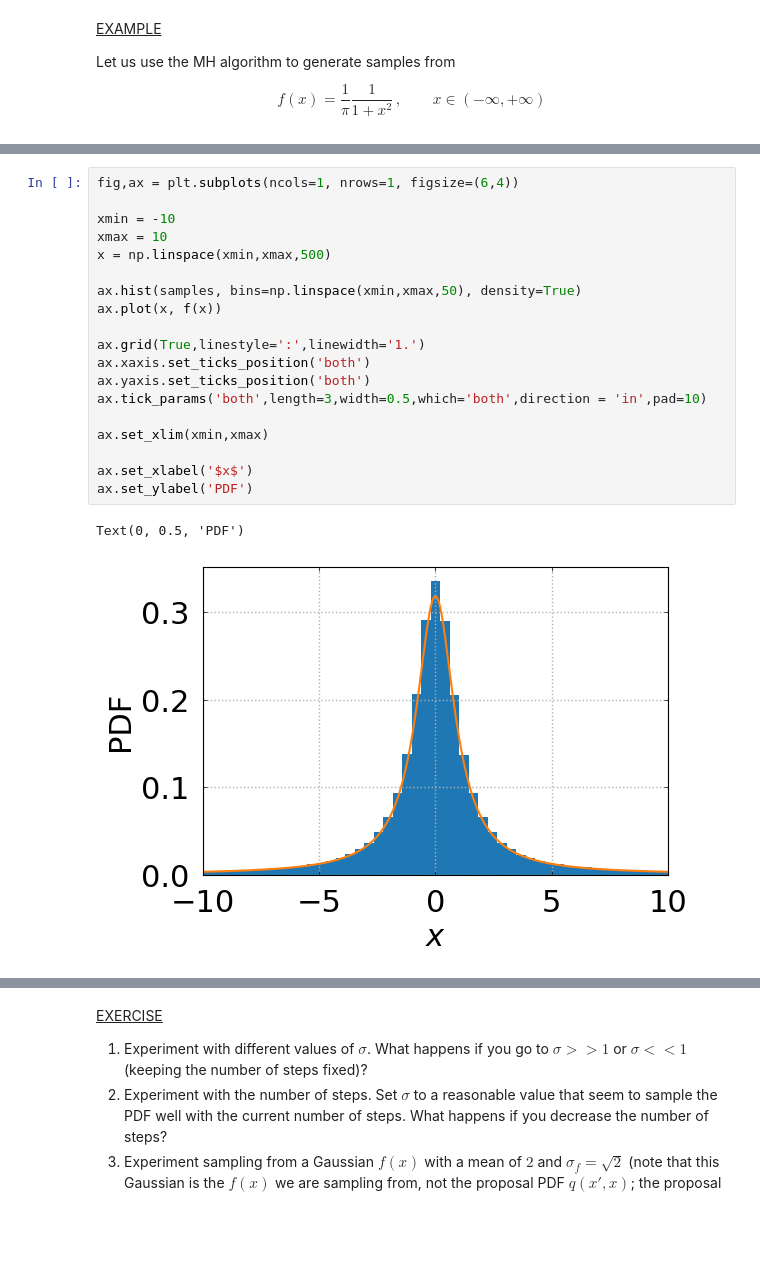
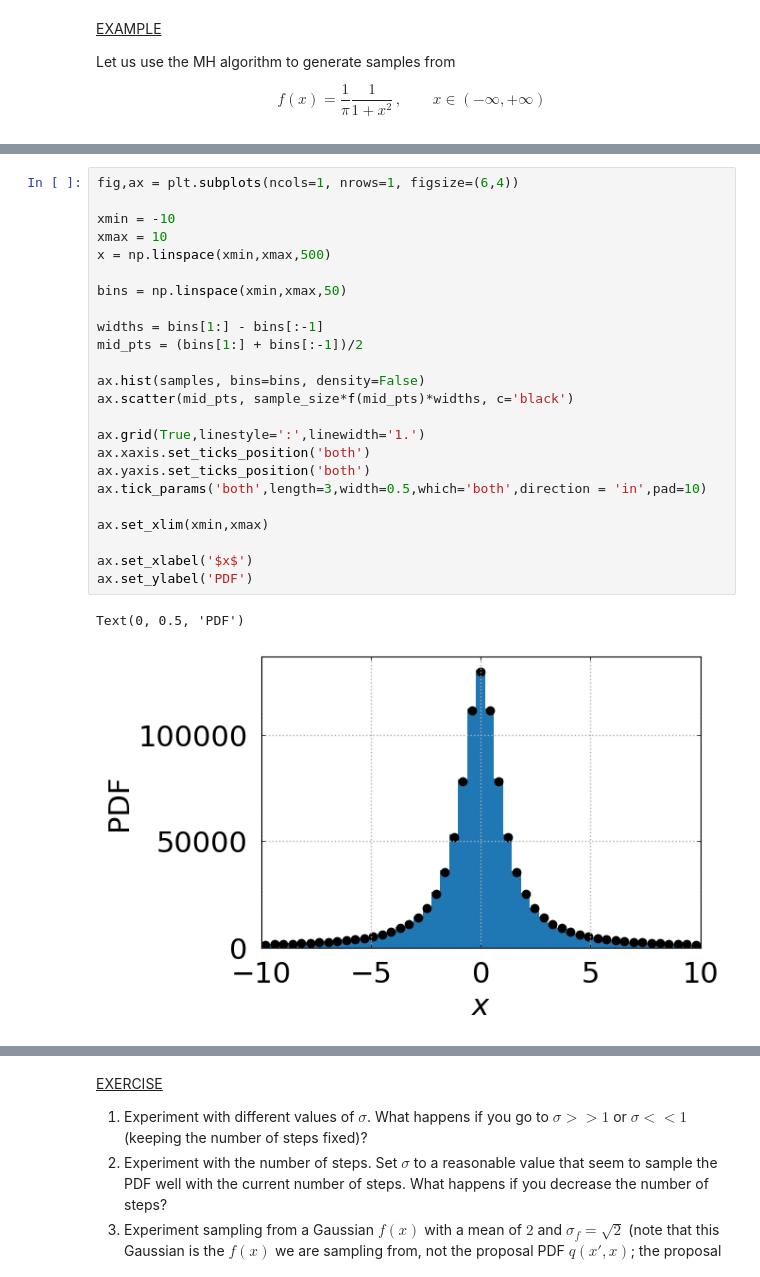
Before and after one commit to CosmoVlad/mcmc-lever, a Jupyter notebook: 3 - MetropolisHastings.ipynb, the cells around one changed output, grey strips where cells are left out. Drawn from its saved outputs; the diff is of its cells as text; blank space fills up the shorter version.

```diff
--- a/3 - MetropolisHastings.ipynb
+++ b/3 - MetropolisHastings.ipynb
@@ -128,25 +128,30 @@ samples = np.array(samples)
 # %%
 fig,ax = plt.subplots(ncols=1, nrows=1, figsize=(6,4))
 
 xmin = -10
 xmax = 10
 x = np.linspace(xmin,xmax,500)
 
-ax.hist(samples, bins=np.linspace(xmin,xmax,50), density=True)
-ax.plot(x, f(x))
+bins = np.linspace(xmin,xmax,50)
+
+widths = bins[1:] - bins[:-1]
+mid_pts = (bins[1:] + bins[:-1])/2
+
+ax.hist(samples, bins=bins, density=False)
+ax.scatter(mid_pts, sample_size*f(mid_pts)*widths, c='black')
 
 ax.grid(True,linestyle=':',linewidth='1.')
 ax.xaxis.set_ticks_position('both')
 ax.yaxis.set_ticks_position('both')
 ax.tick_params('both',length=3,width=0.5,which='both',direction = 'in',pad=10)
 
 ax.set_xlim(xmin,xmax)
 
 ax.set_xlabel('$x$')
 ax.set_ylabel('PDF')
 # %% [output]
 Text(0, 0.5, 'PDF')
-[figure, old version]
+[figure, new version]
 # %%
 # Markov chain
 
```
Also changed, not shown: parts of 10 cells of this notebook, 2 other files.
